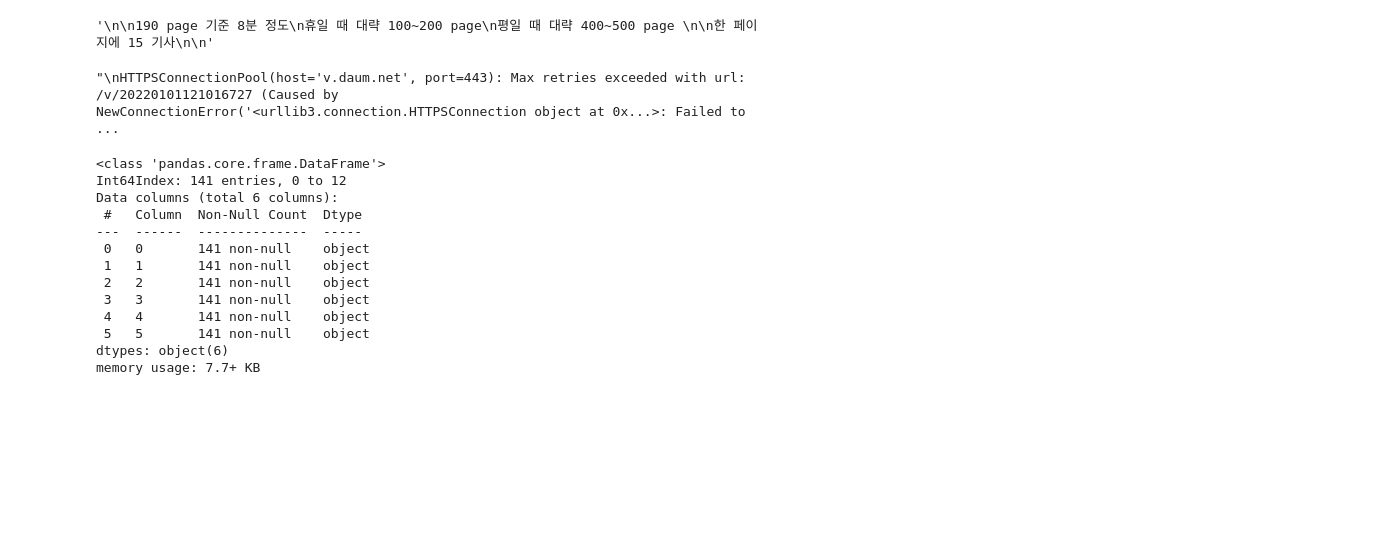
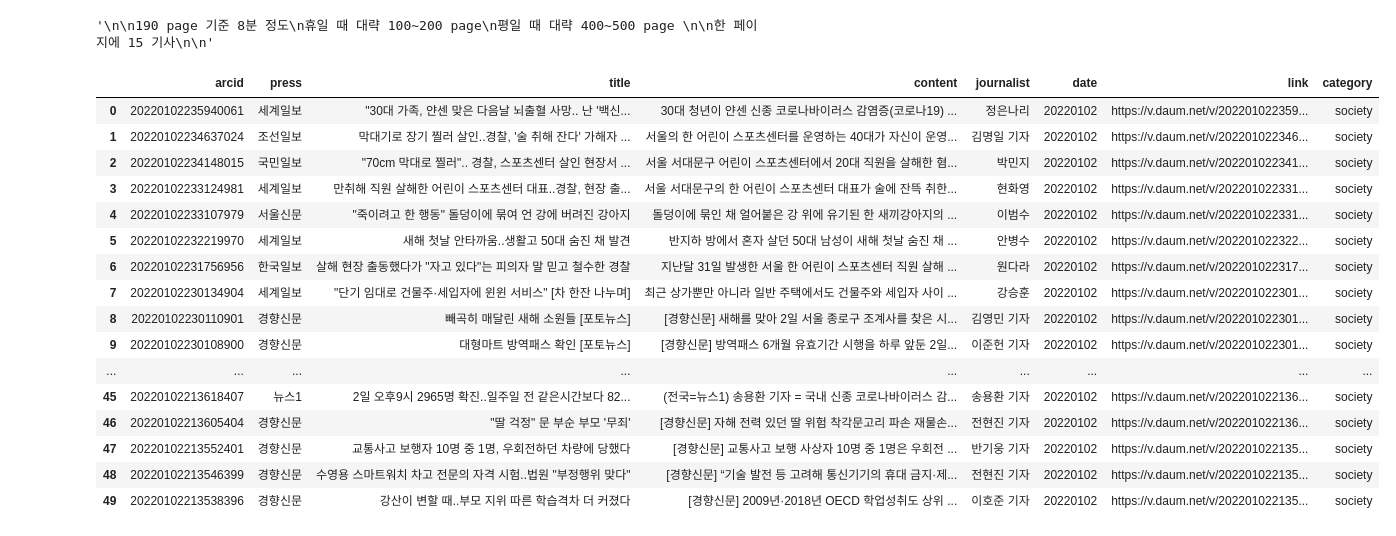
Before and after one commit to RynuRen/article_analyze, a Jupyter notebook: [KH]daum_news.ipynb, the cells around one changed output. Cells and saved outputs as stored; diff of their text form; code cells hidden in the pictures; blank space fills up the shorter version.

```diff
--- a/[KH]daum_news.ipynb
+++ b/[KH]daum_news.ipynb
@@ -10,6 +10,8 @@
 """
 # %% [output]
 '\n\n190 page 기준 8분 정도\n휴일 때 대략 100~200 page\n평일 때 대략 400~500 page \n\n한 페이지에 15 기사\n\n'
+# %%
+press_using_list = ["경향신문", "국민일보", "뉴스1", "뉴시스", "동아일보", "문화일보", "서울신문", "세계일보", "연합뉴스",  "조선일보", "중앙일보", "한겨레", "한국일보"]
 # %%
 from datetime import date
 import pandas as pd
@@ -163,26 +201,28 @@ def get_articles(year,month,day):
 
 # df = get_articles(date.year, date.month, date.day)
 # %%
-df = get_articles(2022, 1, 1)
+df = get_articles(2022, 1, 2,"society",press_using_list)
 # %%
-"""
-HTTPSConnectionPool(host='v.daum.net', port=443): Max retries exceeded with url: /v/20220101121016727 (Caused by NewConnectionError('<urllib3.connection.HTTPSConnection object at 0x0000020C9A0B23A0>: Failed to establish a new connection: [WinError 10060] 연결된 구성원으로부터 응답이 없어 연결하지 못했거나, 호스트로부터 응답이 없어 연결이 끊어졌습니다'))
-"""
+# """
+# HTTPSConnectionPool(host='v.daum.net', port=443): Max retries exceeded with url: /v/20220101121016727 (Caused by NewConnectionError('<urllib3.connection.HTTPSConnection object at 0x0000020C9A0B23A0>: Failed to establish a new connection: [WinError 10060] 연결된 구성원으로부터 응답이 없어 연결하지 못했거나, 호스트로부터 응답이 없어 연결이 끊어졌습니다'))
+# """
-# %% [output]
-"\nHTTPSConnectionPool(host='v.daum.net', port=443): Max retries exceeded with url: /v/20220101121016727 (Caused by NewConnectionError('<urllib3.connection.HTTPSConnection object at 0x...>: Failed to  ...
-# %%
-df.info()
-# %% [output]
-<class 'pandas.core.frame.DataFrame'>
-Int64Index: 141 entries, 0 to 12
-Data columns (total 6 columns):
- #   Column  Non-Null Count  Dtype
----  ------  --------------  -----
- 0   0       141 non-null    object
- 1   1       141 non-null    object
- 2   2       141 non-null    object
- 3   3       141 non-null    object
- 4   4       141 non-null    object
- 5   5       141 non-null    object
-dtypes: object(6)
-memory usage: 7.7+ KB
+# %%
+df
+# %% [output]
+|  | arcid | press | title | content | journalist | date | link | category |
+| 0 | 20220102235940061 | 세계일보 | "30대 가족, 얀센 맞은 다음날 뇌출혈 사망.. 난 '백신... | 30대 청년이 얀센 신종 코로나바이러스 감염증(코로나19) ... | 정은나리 | 20220102 | https://v.daum.net/v/202201022359... | society |
+| 1 | 20220102234637024 | 조선일보 | 막대기로 장기 찔러 살인..경찰, '술 취해 잔다' 가해자 ... | 서울의 한 어린이 스포츠센터를 운영하는 40대가 자신이 운영... | 김명일 기자 | 20220102 | https://v.daum.net/v/202201022346... | society |
+| 2 | 20220102234148015 | 국민일보 | "70cm 막대로 찔러".. 경찰, 스포츠센터 살인 현장서 ... | 서울 서대문구 어린이 스포츠센터에서 20대 직원을 살해한 혐... | 박민지 | 20220102 | https://v.daum.net/v/202201022341... | society |
+| 3 | 20220102233124981 | 세계일보 | 만취해 직원 살해한 어린이 스포츠센터 대표..경찰, 현장 출... | 서울 서대문구의 한 어린이 스포츠센터 대표가 술에 잔뜩 취한... | 현화영 | 20220102 | https://v.daum.net/v/202201022331... | society |
+| 4 | 20220102233107979 | 서울신문 | "죽이려고 한 행동" 돌덩이에 묶여 언 강에 버려진 강아지 | 돌덩이에 묶인 채 얼어붙은 강 위에 유기된 한 새끼강아지의 ... | 이범수 | 20220102 | https://v.daum.net/v/202201022331... | society |
+| 5 | 20220102232219970 | 세계일보 | 새해 첫날 안타까움..생활고 50대 숨진 채 발견 | 반지하 방에서 혼자 살던 50대 남성이 새해 첫날 숨진 채 ... | 안병수 | 20220102 | https://v.daum.net/v/202201022322... | society |
+| 6 | 20220102231756956 | 한국일보 | 살해 현장 출동했다가 "자고 있다"는 피의자 말 믿고 철수한 경찰 | 지난달 31일 발생한 서울 한 어린이 스포츠센터 직원 살해 ... | 원다라 | 20220102 | https://v.daum.net/v/202201022317... | society |
+| 7 | 20220102230134904 | 세계일보 | "단기 임대로 건물주·세입자에 윈윈 서비스" [차 한잔 나누며] | 최근 상가뿐만 아니라 일반 주택에서도 건물주와 세입자 사이 ... | 강승훈 | 20220102 | https://v.daum.net/v/202201022301... | society |
+| 8 | 20220102230110901 | 경향신문 | 빼곡히 매달린 새해 소원들 [포토뉴스] | [경향신문] 새해를 맞아 2일 서울 종로구 조계사를 찾은 시... | 김영민 기자 | 20220102 | https://v.daum.net/v/202201022301... | society |
+| 9 | 20220102230108900 | 경향신문 | 대형마트 방역패스 확인 [포토뉴스] | [경향신문] 방역패스 6개월 유효기간 시행을 하루 앞둔 2일... | 이준헌 기자 | 20220102 | https://v.daum.net/v/202201022301... | society |
+| ... | ... | ... | ... | ... | ... | ... | ... | ... |
+| 45 | 20220102213618407 | 뉴스1 | 2일 오후9시 2965명 확진..일주일 전 같은시간보다 82... | (전국=뉴스1) 송용환 기자 = 국내 신종 코로나바이러스 감... | 송용환 기자 | 20220102 | https://v.daum.net/v/202201022136... | society |
+| 46 | 20220102213605404 | 경향신문 | "딸 걱정" 문 부순 부모 '무죄' | [경향신문] 자해 전력 있던 딸 위험 착각문고리 파손 재물손... | 전현진 기자 | 20220102 | https://v.daum.net/v/202201022136... | society |
+| 47 | 20220102213552401 | 경향신문 | 교통사고 보행자 10명 중 1명, 우회전하던 차량에 당했다 | [경향신문] 교통사고 보행 사상자 10명 중 1명은 우회전 ... | 반기웅 기자 | 20220102 | https://v.daum.net/v/202201022135... | society |
+| 48 | 20220102213546399 | 경향신문 | 수영용 스마트워치 차고 전문의 자격 시험..법원 "부정행위 맞다" | [경향신문] “기술 발전 등 고려해 통신기기의 휴대 금지·제... | 전현진 기자 | 20220102 | https://v.daum.net/v/202201022135... | society |
+| 49 | 20220102213538396 | 경향신문 | 강산이 변할 때..부모 지위 따른 학습격차 더 커졌다 | [경향신문] 2009년·2018년 OECD 학업성취도 상위 ... | 이호준 기자 | 20220102 | https://v.daum.net/v/202201022135... | society |
```
Also changed, not shown: parts of 3 cells of this notebook.
